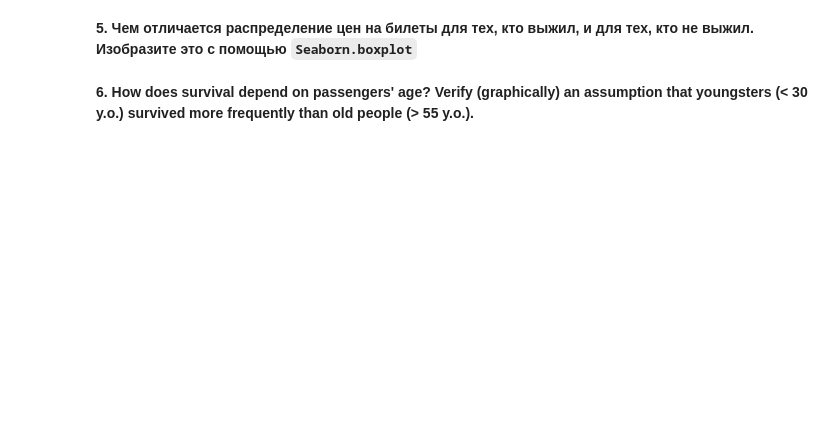
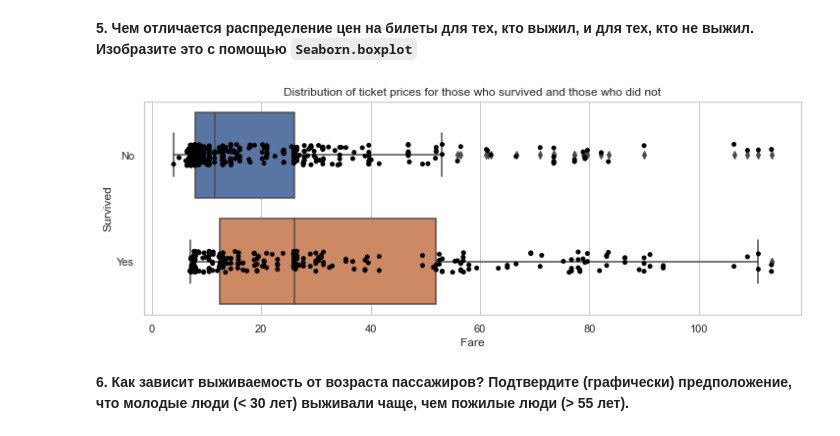
Before and after one commit to Sif-on/KROK-ML, a Jupyter notebook: week_2/topic2_practice_visual_titanic.ipynb, the cells around one changed output. Saved outputs shown, nothing was run; the diff lists cells and outputs as text; code cells hidden in the pictures; blank space fills up the shorter version.

```diff
--- a/week_2/topic2_practice_visual_titanic.ipynb
+++ b/week_2/topic2_practice_visual_titanic.ipynb
@@ -119,2 +118,0 @@ plt.show()
-# %% [markdown]
-**6. How does survival depend on passengers' age?  Verify (graphically) an assumption that youngsters (< 30 y.o.) survived more frequently than old people (> 55 y.o.).**
@@ -122,0 +119,12 @@ plt.show()
+# %%
+plt.figure(figsize=(12, 4))
+plt.title(
+    'Distribution of ticket prices for those who survived and those who did not')
+sns.boxplot(x='Fare', y='Survived', data=ax95)
+sns.stripplot(x="Fare", y="Survived",
+              data=ax95, jitter=True, color="black")
+plt.show()
+# %% [output]
+[figure, added]
+# %% [markdown]
+**6. Как зависит выживаемость от возраста пассажиров? Подтвердите (графически) предположение, что молодые люди (< 30 лет) выживали чаще, чем пожилые люди (> 55 лет).**
```
Also changed, not shown: parts of 11 cells of this notebook.
